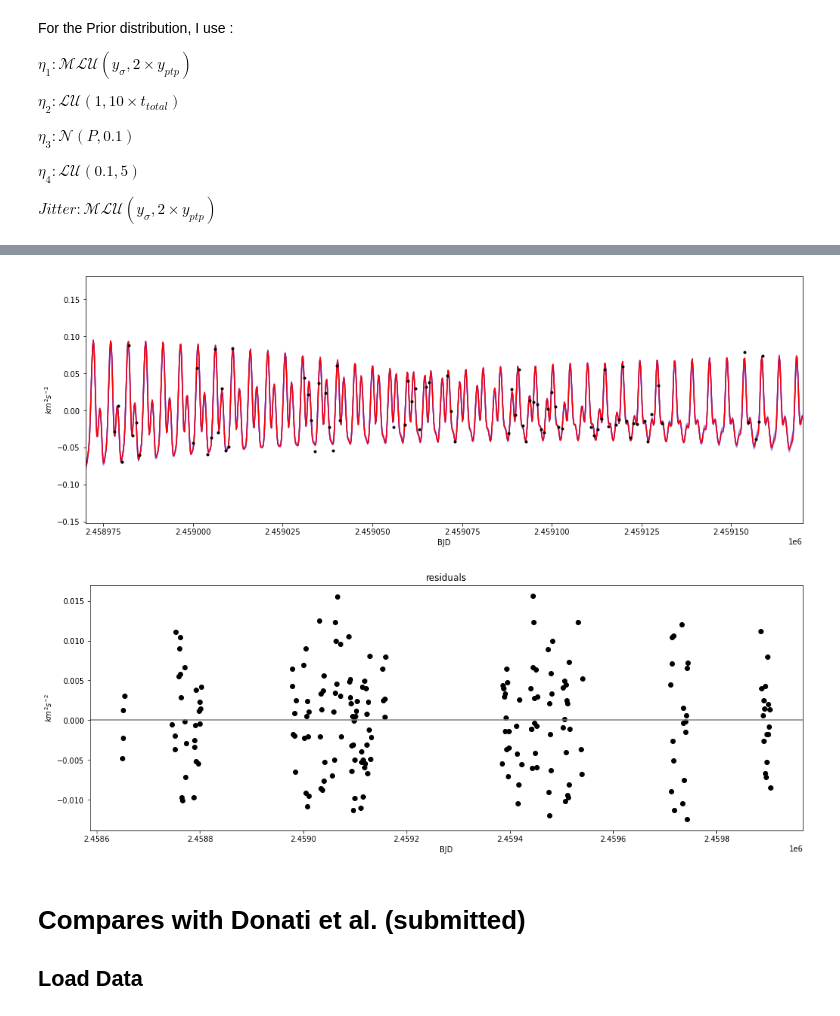
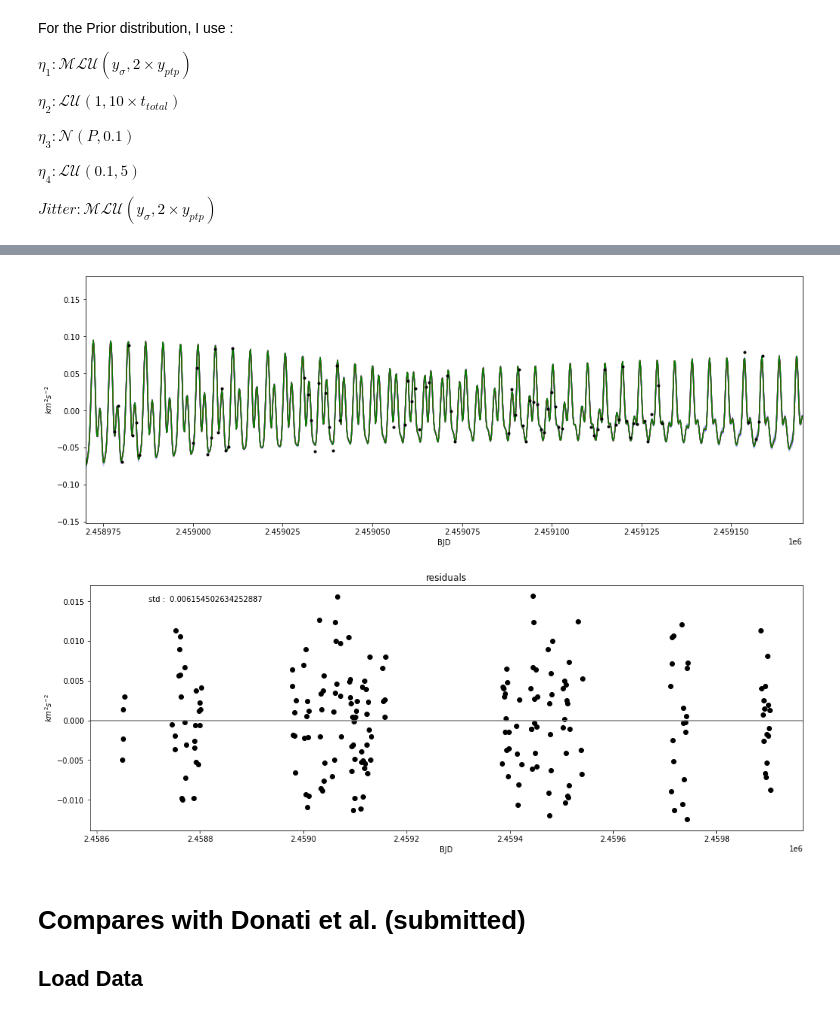
Before and after one commit to Paul-Charpentier/SPCAndie, a Jupyter notebook: GwPCA_Template.ipynb, the cells around one changed output, grey strips where cells are left out. Saved outputs shown, nothing was run; the diff lists cells and outputs as text; code cells hidden in the pictures.

```diff
--- a/GwPCA_Template.ipynb
+++ b/GwPCA_Template.ipynb
@@ -218,0 +215,5 @@ $\eta_4$ compatible with $B_l$ GP results from Donati et al. (2023, submitted)
+# %%
+# Best Fit
+ind_mlh = np.argmax([logPosterior(flat_samples[i]) for i in tqdm(range(len(flat_samples)))])
+sample_mlh = flat_samples[ind_mlh]
+print('Best Fit', sample_mlh, logPosterior(sample_mlh))
@@ -250,27 +264,28 @@ for s in tqdm(range(15)):
     plt.plot(tplot2, Display(flat_samples[s,:], tplot2), 'b', alpha=0.1)
 Hfit = np.median(sampler.flatchain, axis=0)
 plt.plot(tplot2, Display(Hfit, tplot2), 'r')
+plt.plot(tplot2, Display(sample_mlh, tplot2), 'g')
 plt.plot(times, eigen2vectors[0],'k.')
 plt.xlim([-30+2459000, 170+2459000])
 plt.xlabel('BJD')
 plt.ylabel('$km^2 s^{-2}$')
 plt.show()
 # %% [output]
-[figure, old version]
+[figure, new version]
 # %%
-y_sample = Display(Hfit, times)
+y_sample = Display(sample_mlh, times)
 
 residuals = eigen2vectors[0] - y_sample
 plt.figure(figsize=(17, 6))
 plt.plot(times, residuals, 'ok')
 plt.axhline(y=0, c='grey')
-plt.annotate( "std :  " + str(np.std(residuals)), (2.4587*1e6, -0.015) )
+plt.annotate( "std :  " + str(np.std(residuals)), (2.4587*1e6, 0.015) )
 plt.title('residuals')
 plt.xlabel('BJD')
 plt.ylabel('$km^2 s^{-2}$')
 plt.show()
 # %% [output]
-[figure, old version]
+[figure, new version]
 # %% [markdown]
 # Compares with Donati et al. (submitted)
 ## Load Data
```
Also changed, not shown: parts of 75 cells of this notebook.
